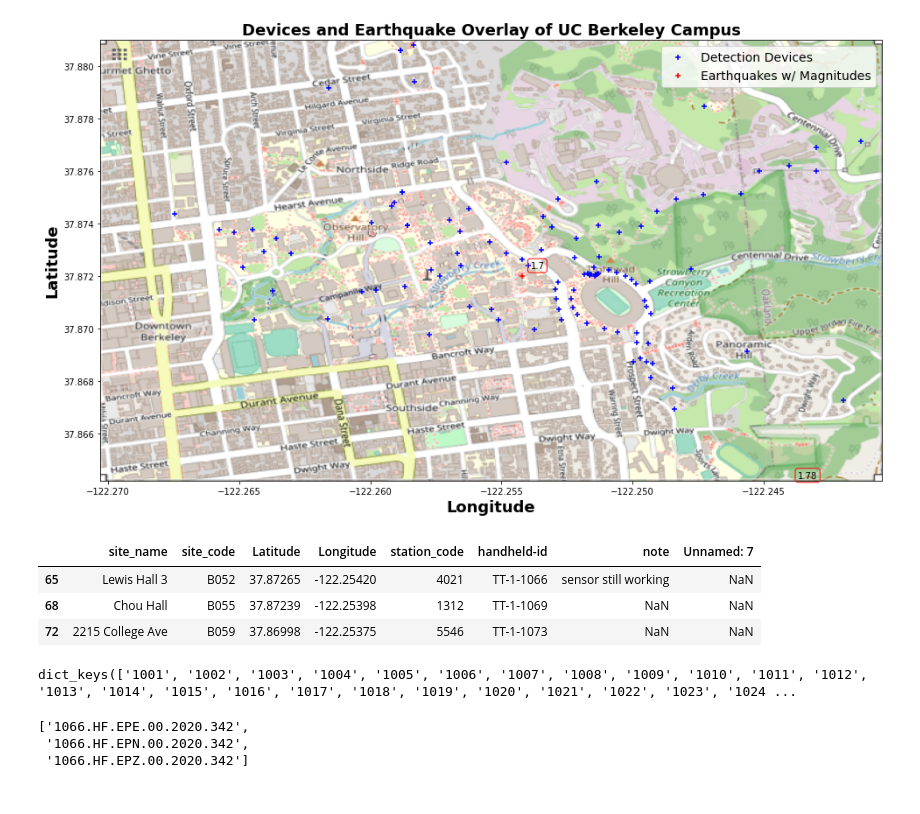
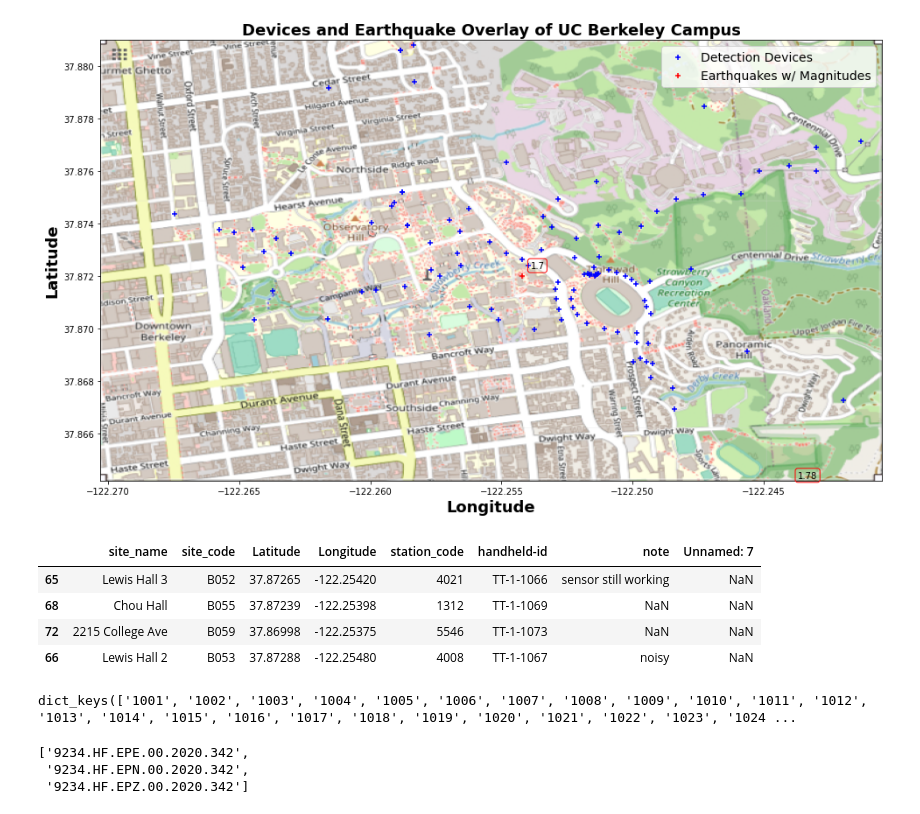
Before and after one commit to malgBerkeley/DiscoverEarthquakes-UCB, a Jupyter notebook: EDA_and_Preprocessing/EDA_and_Preprocessing.ipynb, the cells around one changed output. Drawn from its saved outputs; the diff is of its cells as text; code cells hidden in the pictures.

```diff
--- a/EDA_and_Preprocessing/EDA_and_Preprocessing.ipynb
+++ b/EDA_and_Preprocessing/EDA_and_Preprocessing.ipynb
@@ -60,13 +60,13 @@ plt.imshow(zoomed_im, extent=[-122.2703, -122.2405, 37.8642, 37.8810])
 # print(len(test))
 # eq_catalog.loc[eq_catalog['magnitude'] == test[3]]
 
-def Earthquake_Finder(eq_catalog, magnitude):
+def earthquake_finder(eq_catalog, magnitude):
     return eq_catalog.loc[eq_catalog['magnitude'] == magnitude]
 # %%
 # This function finds the Euclidean distance (L2 norm) from the given earthquake to
 # all stations and returns the n nearest stations from the earthquake.
 
-def Station_Finder(eq, stations_catalog, num_stations):
+def station_finder(eq, stations_catalog, num_stations):
     dist_dict = {}
     eq_lat = eq['latitude']
     eq_long = eq['longitude']
@@ -79,15 +79,16 @@ def Station_Finder(eq, stations_catalog, num_stations):
 
     return stations_catalog.iloc[list(map(int, sorted_keys))]
 # %%
-strawberry_creek_eq = Earthquake_Finder(eq_catalog, magnitude=1.7)
+strawberry_creek_eq = earthquake_finder(eq_catalog, magnitude=1.7)
 
-strawberry_creek_stations = Station_Finder(strawberry_creek_eq, stations_catalog, 3)
+strawberry_creek_stations = station_finder(strawberry_creek_eq, stations_catalog, 4)
 strawberry_creek_stations
 # %% [output]
 |  | site_name | site_code | Latitude | Longitude | station_code | handheld-id | note | Unnamed: 7 |
 | 65 | Lewis Hall 3 | B052 | 37.87265 | -122.25420 | 4021 | TT-1-1066 | sensor still working | NaN |
 | 68 | Chou Hall | B055 | 37.87239 | -122.25398 | 1312 | TT-1-1069 | NaN | NaN |
 | 72 | 2215 College Ave | B059 | 37.86998 | -122.25375 | 5546 | TT-1-1073 | NaN | NaN |
+| 66 | Lewis Hall 2 | B053 | 37.87288 | -122.25480 | 4008 | TT-1-1067 | noisy | NaN |
 # %%
 path = '/global/scratch/users/taira/mleq/mseed/'
 collected_data = !ls /global/scratch/users/taira/mleq/mseed/
@@ -109,8 +110,8 @@ sorted_dict.keys()
 # %% [output]
 dict_keys(['1001', '1002', '1003', '1004', '1005', '1006', '1007', '1008', '1009', '1010', '1011', '1012', '1013', '1014', '1015', '1016', '1017', '1018', '1019', '1020', '1021', '1022', '1023', '1024 ...
 # %%
-sorted_dict['1066']
+sorted_dict['9234']
 # %% [output]
-['1066.HF.EPE.00.2020.342',
- '1066.HF.EPN.00.2020.342',
- '1066.HF.EPZ.00.2020.342']
+['9234.HF.EPE.00.2020.342',
+ '9234.HF.EPN.00.2020.342',
+ '9234.HF.EPZ.00.2020.342']
```
Also changed, not shown: parts of 4 cells of this notebook.
